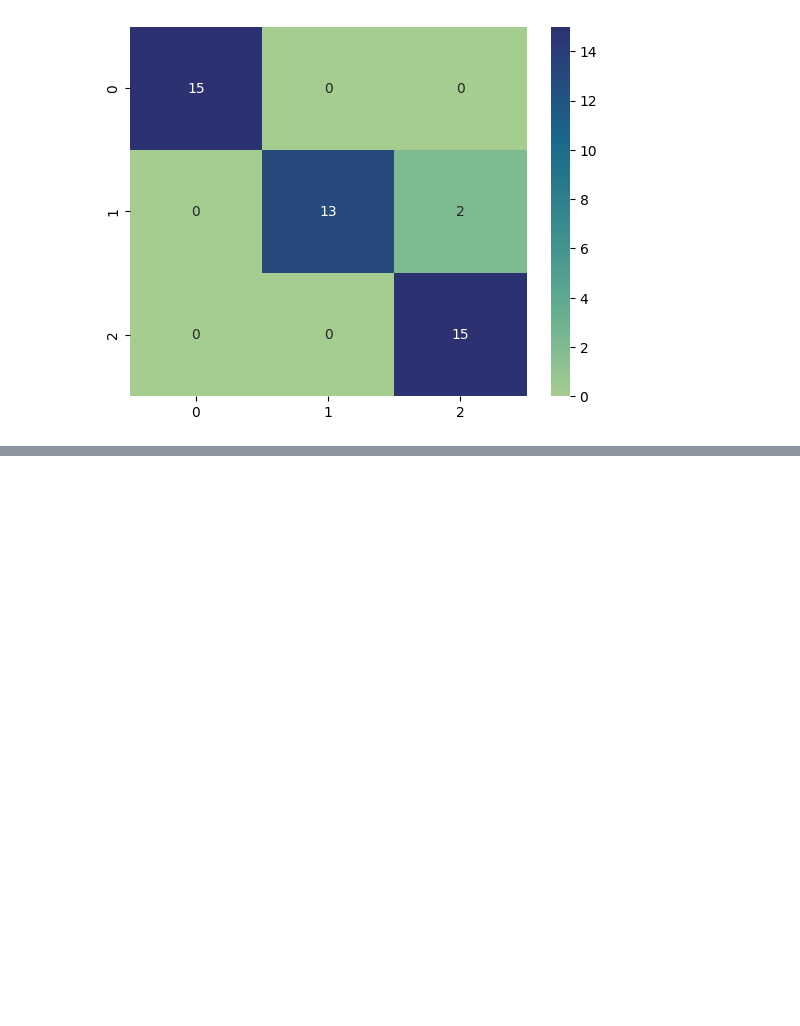
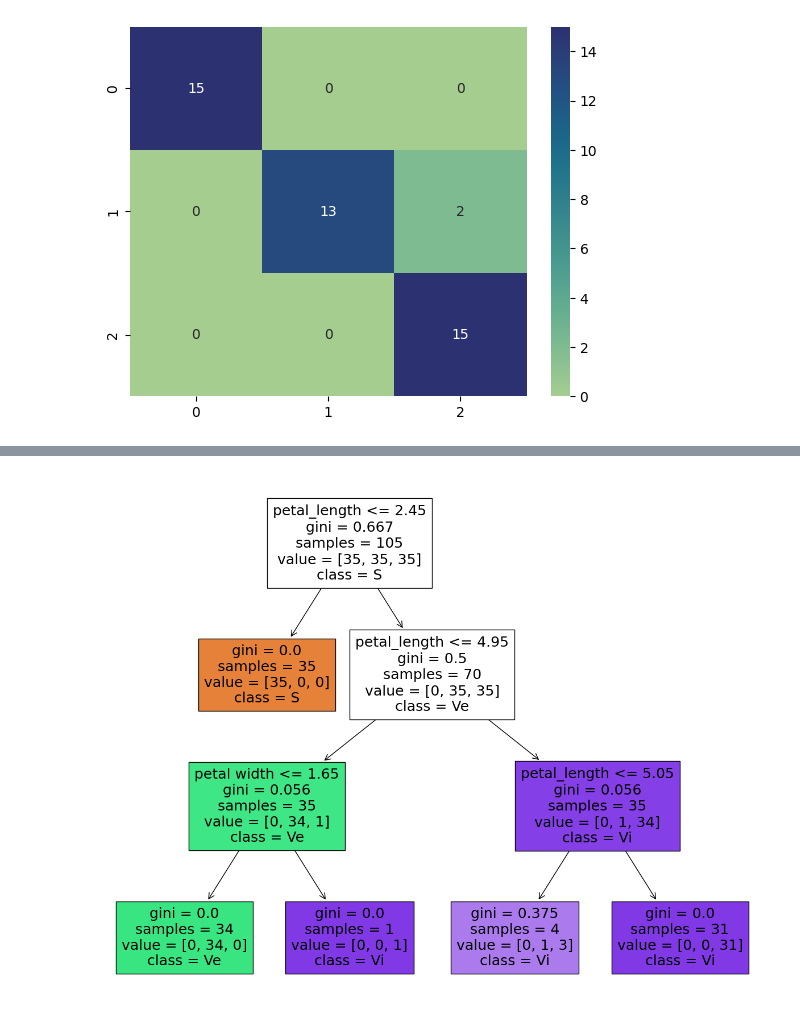
Before and after one commit to Lorenzo-Biondi/FISTIC2024, a Jupyter notebook: Less07/iris.ipynb, the cells around one changed output, grey strips where cells are left out. Drawn from its saved outputs; the diff is of its cells as text; code cells hidden in the pictures; blank space fills up the shorter version.

```diff
--- a/Less07/iris.ipynb
+++ b/Less07/iris.ipynb
@@ -138,0 +169,9 @@ sns.heatmap(confusion_matrix(y_test,y_pred),annot= True, cmap= 'crest')
+# %%
+from sklearn.tree import plot_tree
+
+tree = DecisionTreeClassifier(max_depth=3).fit(X_train, y_train)
+plt.figure(figsize=(15,12))
+plot_tree(tree, filled=True, feature_names= X.columns, class_names= ['S','Ve','Vi'])
+plt.show()
+# %% [output]
+[figure, added]
```
Also changed, not shown: parts of 2 cells of this notebook.
